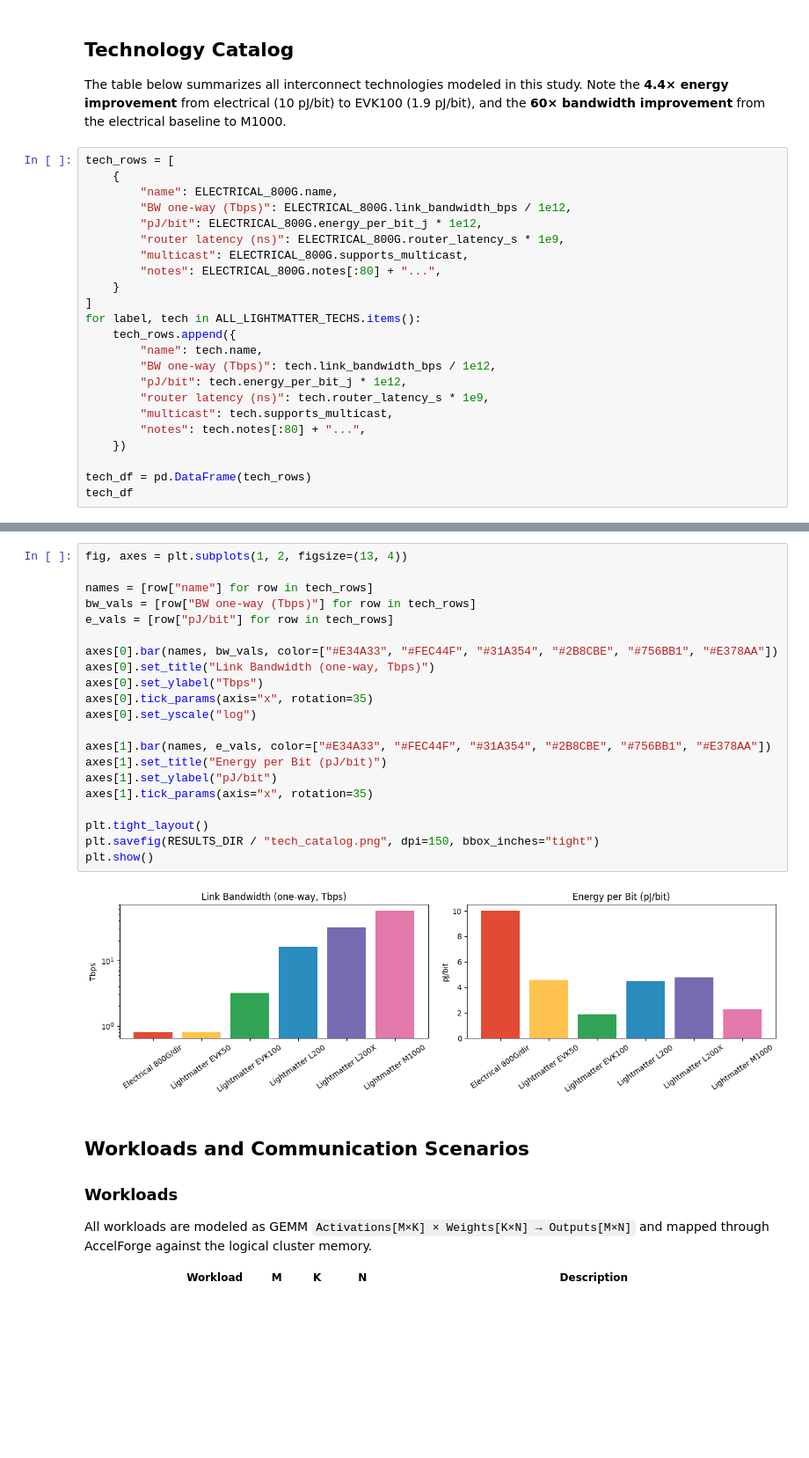
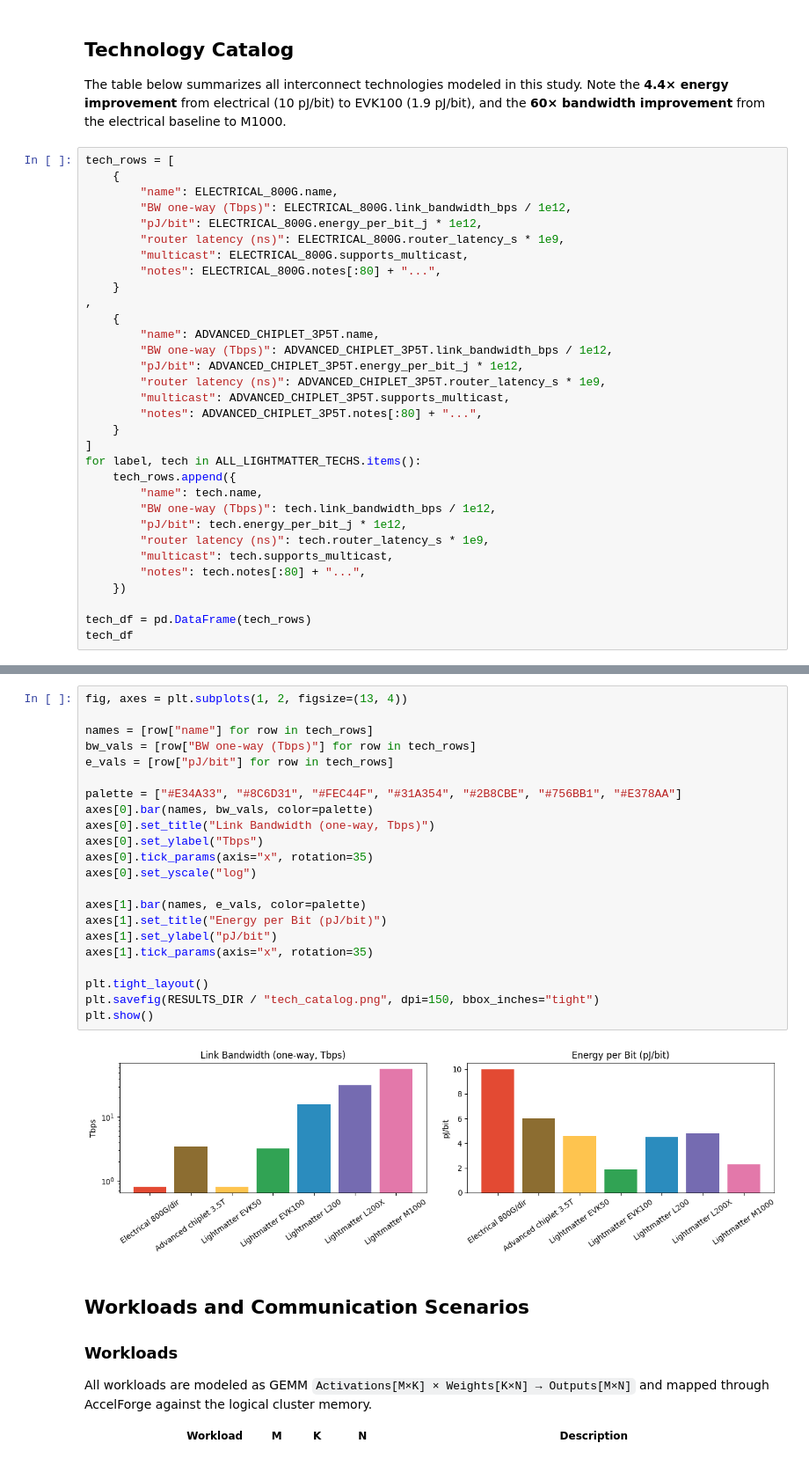
Before and after one commit to PranavSitaraman/lightmatter-accelerator, a Jupyter notebook: workspace/final_project/4_lightmatter_interconnects.ipynb, the cells around one changed output, grey strips where cells are left out. Shown at 88% size. Drawn from its saved outputs; the diff is of its cells as text; blank space fills up the shorter version.

```diff
--- a/workspace/final_project/4_lightmatter_interconnects.ipynb
+++ b/workspace/final_project/4_lightmatter_interconnects.ipynb
@@ -161,6 +187,15 @@ tech_rows = [
         "router latency (ns)": ELECTRICAL_800G.router_latency_s * 1e9,
         "multicast": ELECTRICAL_800G.supports_multicast,
         "notes": ELECTRICAL_800G.notes[:80] + "...",
+    }
+,
+    {
+        "name": ADVANCED_CHIPLET_3P5T.name,
+        "BW one-way (Tbps)": ADVANCED_CHIPLET_3P5T.link_bandwidth_bps / 1e12,
+        "pJ/bit": ADVANCED_CHIPLET_3P5T.energy_per_bit_j * 1e12,
+        "router latency (ns)": ADVANCED_CHIPLET_3P5T.router_latency_s * 1e9,
+        "multicast": ADVANCED_CHIPLET_3P5T.supports_multicast,
+        "notes": ADVANCED_CHIPLET_3P5T.notes[:80] + "...",
     }
 ]
 for label, tech in ALL_LIGHTMATTER_TECHS.items():
@@ -186,26 +222,27 @@ tech_df
 # %%
 fig, axes = plt.subplots(1, 2, figsize=(13, 4))
 
 names = [row["name"] for row in tech_rows]
 bw_vals = [row["BW one-way (Tbps)"] for row in tech_rows]
 e_vals = [row["pJ/bit"] for row in tech_rows]
 
-axes[0].bar(names, bw_vals, color=["#E34A33", "#FEC44F", "#31A354", "#2B8CBE", "#756BB1", "#E378AA"])
+palette = ["#E34A33", "#8C6D31", "#FEC44F", "#31A354", "#2B8CBE", "#756BB1", "#E378AA"]
+axes[0].bar(names, bw_vals, color=palette)
 axes[0].set_title("Link Bandwidth (one-way, Tbps)")
 axes[0].set_ylabel("Tbps")
 axes[0].tick_params(axis="x", rotation=35)
 axes[0].set_yscale("log")
 
-axes[1].bar(names, e_vals, color=["#E34A33", "#FEC44F", "#31A354", "#2B8CBE", "#756BB1", "#E378AA"])
+axes[1].bar(names, e_vals, color=palette)
 axes[1].set_title("Energy per Bit (pJ/bit)")
 axes[1].set_ylabel("pJ/bit")
 axes[1].tick_params(axis="x", rotation=35)
 
 plt.tight_layout()
 plt.savefig(RESULTS_DIR / "tech_catalog.png", dpi=150, bbox_inches="tight")
 plt.show()
 # %% [output]
-[figure, old version]
+[figure, new version]
 # %% [markdown]
 ## Workloads and Communication Scenarios
 
```
Also changed, not shown: parts of 32 cells of this notebook, 46 other files.
